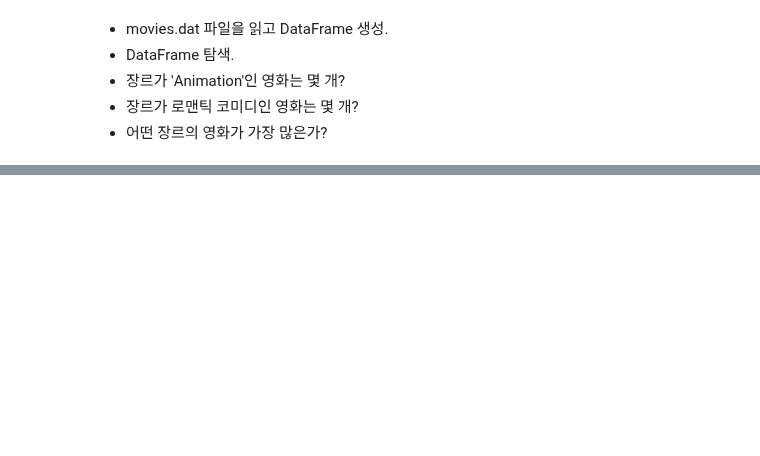
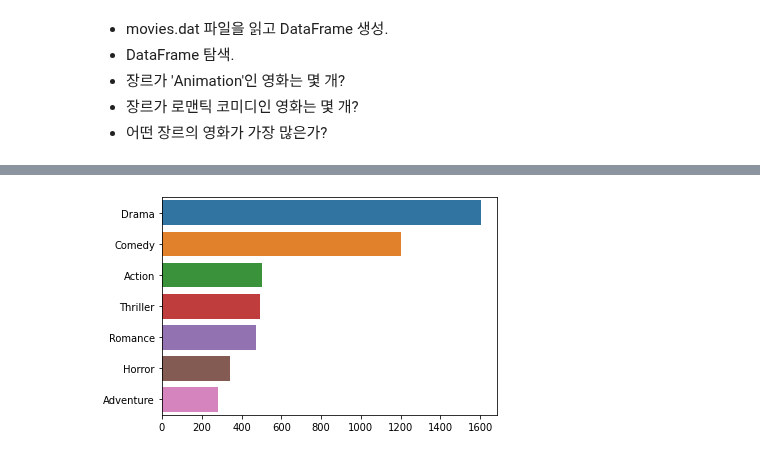
Before and after one commit to JakeOh/202110_itw_lab_python, a Jupyter notebook: py25_movielens.ipynb, the cells around one changed output, grey strips where cells are left out. Cells and saved outputs as stored; diff of their text form; code cells hidden in the pictures; blank space fills up the shorter version.

```diff
--- a/py25_movielens.ipynb
+++ b/py25_movielens.ipynb
@@ -16,0 +19,2 @@ movies_file = 'https://github.com/wesm/pydata-book/raw/2nd-edition/datasets/movi
+# %%
+movies = pd.read_csv(movies_file, sep='::', engine='python', names=movies_colnames)
@@ -16,0 +113,6 @@ movies_file = 'https://github.com/wesm/pydata-book/raw/2nd-edition/datasets/movi
+# %%
+genres = []  # 개별 영화 장르를 저장할 빈 리스트
+for s in movies['genres']:
+    genres.extend(s.split(sep='|'))
+
+len(genres)
@@ -16,0 +121,3 @@ movies_file = 'https://github.com/wesm/pydata-book/raw/2nd-edition/datasets/movi
+# %%
+genre_counts = pd.value_counts(genres)
+genre_counts  #> Series
@@ -16,0 +144,4 @@ movies_file = 'https://github.com/wesm/pydata-book/raw/2nd-edition/datasets/movi
+# %%
+# 장르 상위 7개 시각화
+top7 = genre_counts.head(n=7)
+top7
@@ -16,0 +157,5 @@ movies_file = 'https://github.com/wesm/pydata-book/raw/2nd-edition/datasets/movi
+# %%
+sns.barplot(x= top7.values, y=top7.index)
+plt.show()
+# %% [output]
+[figure, added]
```
Also changed, not shown: parts of 17 cells of this notebook.
